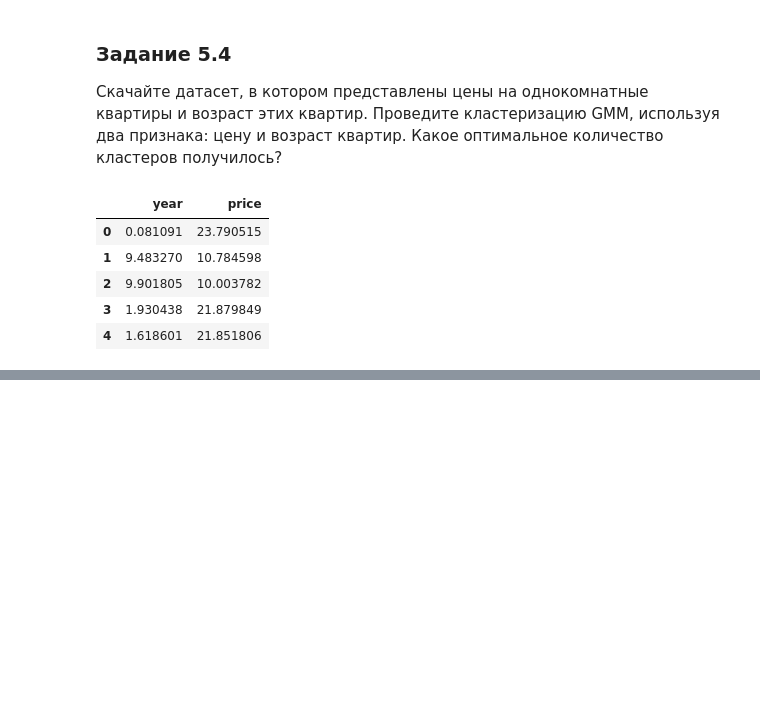
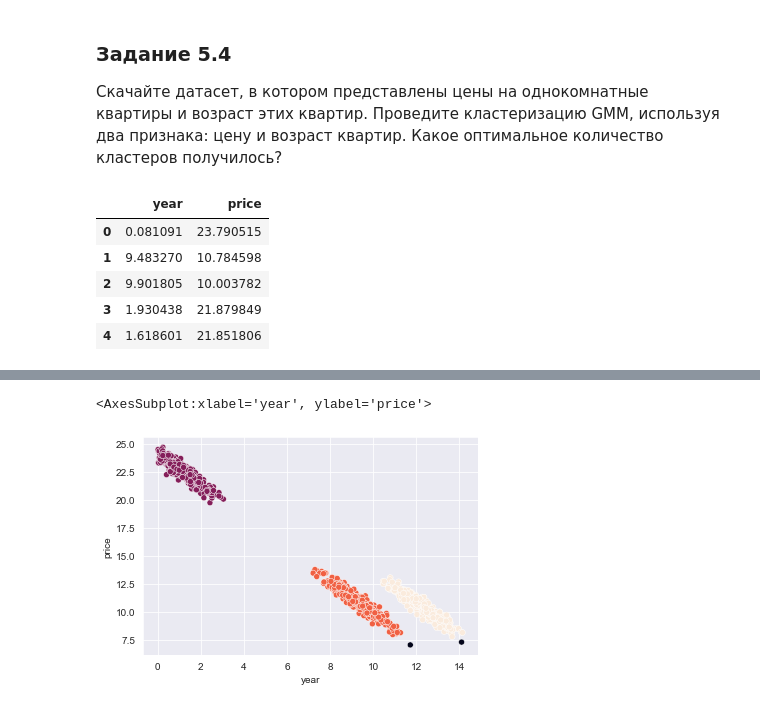
Before and after one commit to Alexx-Yu/python_classes, a Jupyter notebook: Module 33 - ML-4/Practice.ipynb, the cells around one changed output, grey strips where cells are left out. Drawn from its saved outputs; the diff is of its cells as text; code cells hidden in the pictures; blank space fills up the shorter version.

```diff
--- a/Module 33 - ML-4/Practice.ipynb
+++ b/Module 33 - ML-4/Practice.ipynb
@@ -107,0 +155,4 @@ df.head()
+# %%
+# загрузим данные
+df = pd.read_csv('Data/housing.csv')
+df.head()
@@ -107,0 +169,9 @@ df.head()
+# %%
+#запускаем кластеризацию на наших данных
+clustering = DBSCAN().fit(df[['year', 'price']])
+
+# Далее можно визуализировать результаты, как мы делали с алгоритмом k-means
+sns.scatterplot(df.year, df.price, c=clustering.labels_)
+# %% [output]
+<AxesSubplot:xlabel='year', ylabel='price'>
+[figure, added]
```
Also changed, not shown: parts of 11 cells of this notebook.
